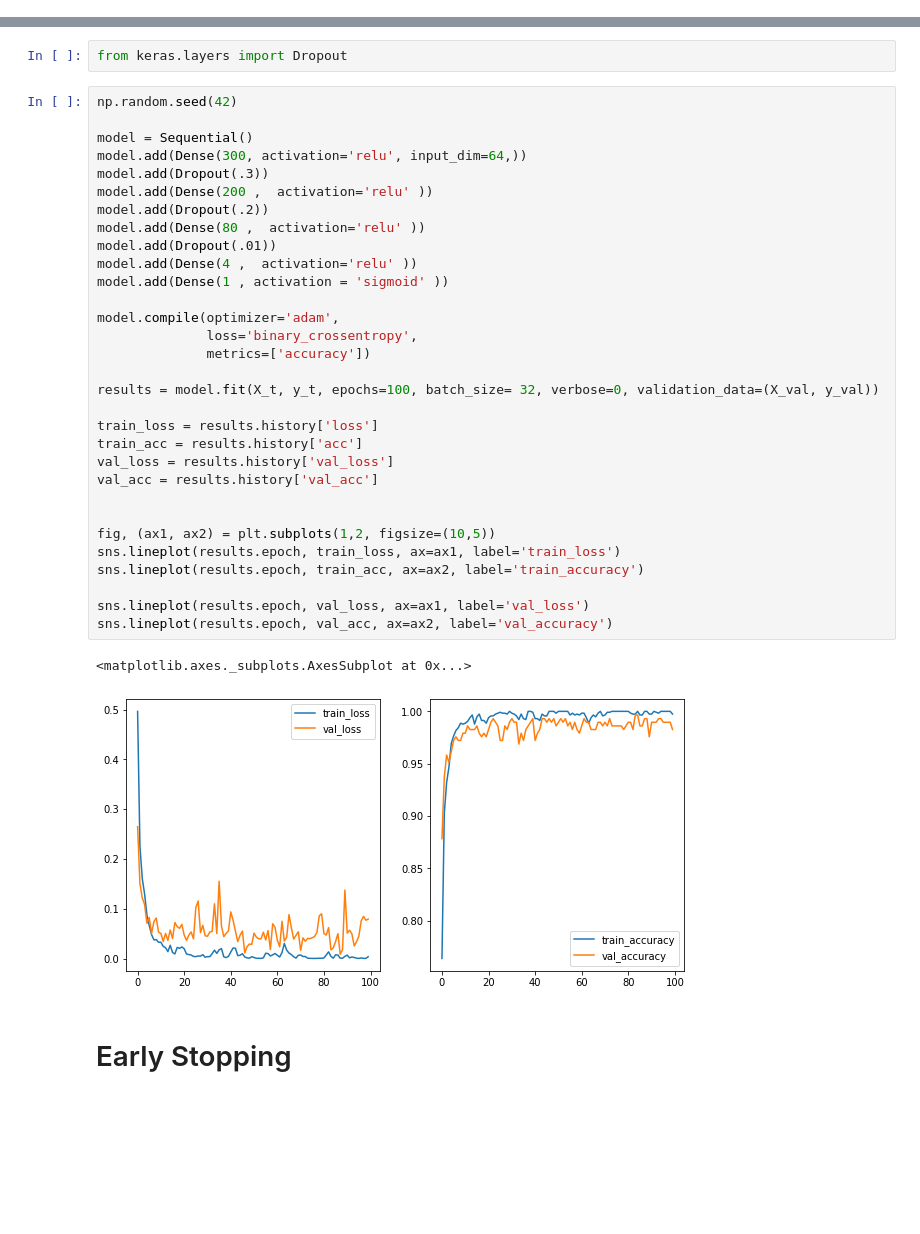
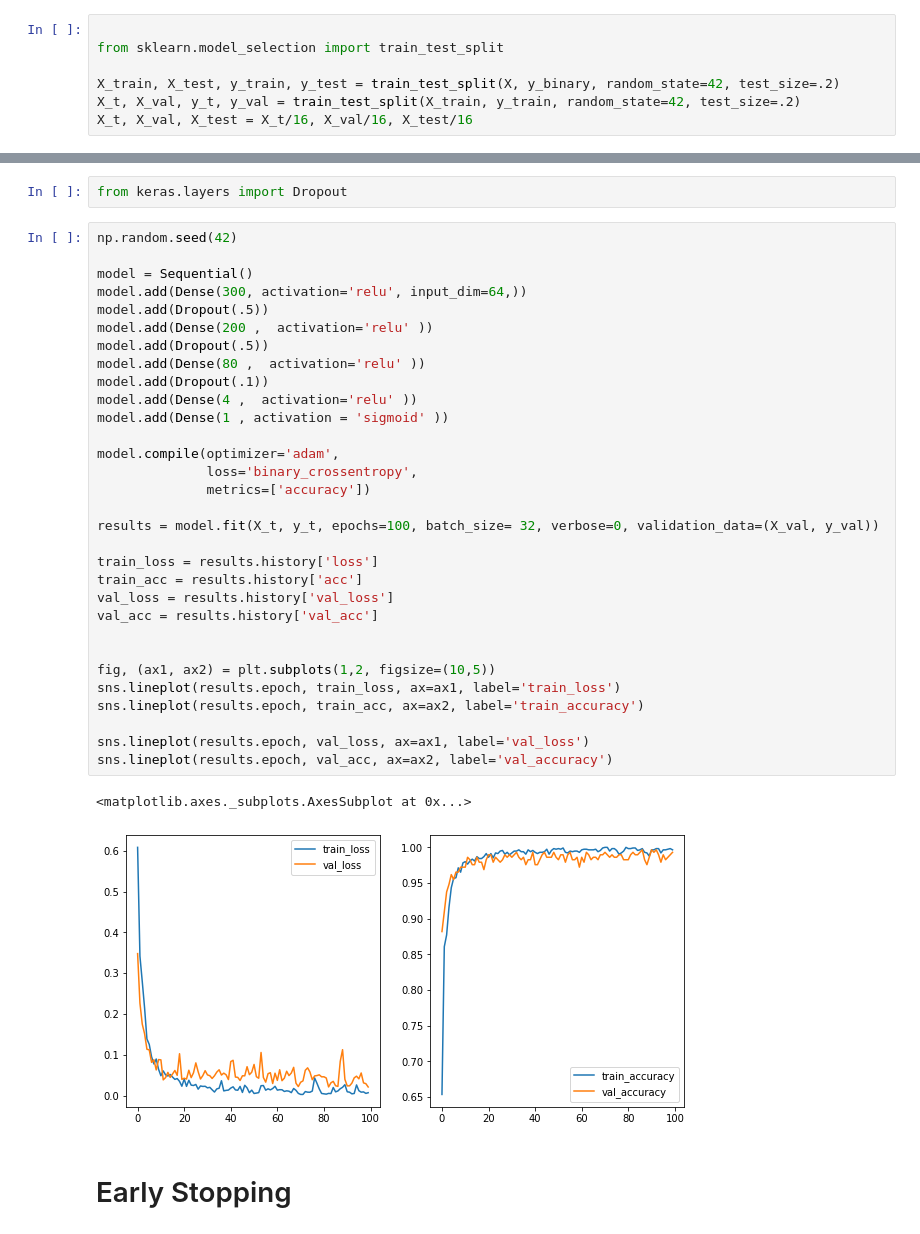
Before and after one commit to lecritch/keras_and_tensorflow-chi-sea-dsc, a Jupyter notebook: index.ipynb, the cells around one changed output, grey strips where cells are left out. Drawn from its saved outputs; the diff is of its cells as text; blank space fills up the shorter version.

```diff
--- a/index.ipynb
+++ b/index.ipynb
@@ -237,0 +241,7 @@ Now that our data is ready, let's load in keras
+# %%
+
+from sklearn.model_selection import train_test_split
+
+X_train, X_test, y_train, y_test = train_test_split(X, y_binary, random_state=42, test_size=.2)
+X_t, X_val, y_t, y_val = train_test_split(X_train, y_train, random_state=42, test_size=.2)
+X_t, X_val, X_test = X_t/16, X_val/16, X_test/16
@@ -811,36 +885,36 @@ from keras.layers import Dropout
 # %%
 np.random.seed(42)
 
 model = Sequential()
 model.add(Dense(300, activation='relu', input_dim=64,))
-model.add(Dropout(.3))
+model.add(Dropout(.5))
 model.add(Dense(200 ,  activation='relu' ))
-model.add(Dropout(.2))
+model.add(Dropout(.5))
 model.add(Dense(80 ,  activation='relu' ))
-model.add(Dropout(.01))
+model.add(Dropout(.1))
 model.add(Dense(4 ,  activation='relu' ))
 model.add(Dense(1 , activation = 'sigmoid' ))
 
 model.compile(optimizer='adam',
               loss='binary_crossentropy',
               metrics=['accuracy'])
 
 results = model.fit(X_t, y_t, epochs=100, batch_size= 32, verbose=0, validation_data=(X_val, y_val))
 
 train_loss = results.history['loss']
 train_acc = results.history['acc']
 val_loss = results.history['val_loss']
 val_acc = results.history['val_acc']
 
 
 fig, (ax1, ax2) = plt.subplots(1,2, figsize=(10,5))
 sns.lineplot(results.epoch, train_loss, ax=ax1, label='train_loss')
 sns.lineplot(results.epoch, train_acc, ax=ax2, label='train_accuracy')
 
 sns.lineplot(results.epoch, val_loss, ax=ax1, label='val_loss')
 sns.lineplot(results.epoch, val_acc, ax=ax2, label='val_accuracy')
 # %% [output]
 <matplotlib.axes._subplots.AxesSubplot at 0x...>
-[figure, old version]
+[figure, new version]
 # %% [markdown]
 # Early Stopping
```
Also changed, not shown: parts of 71 cells of this notebook, 39 other files.
